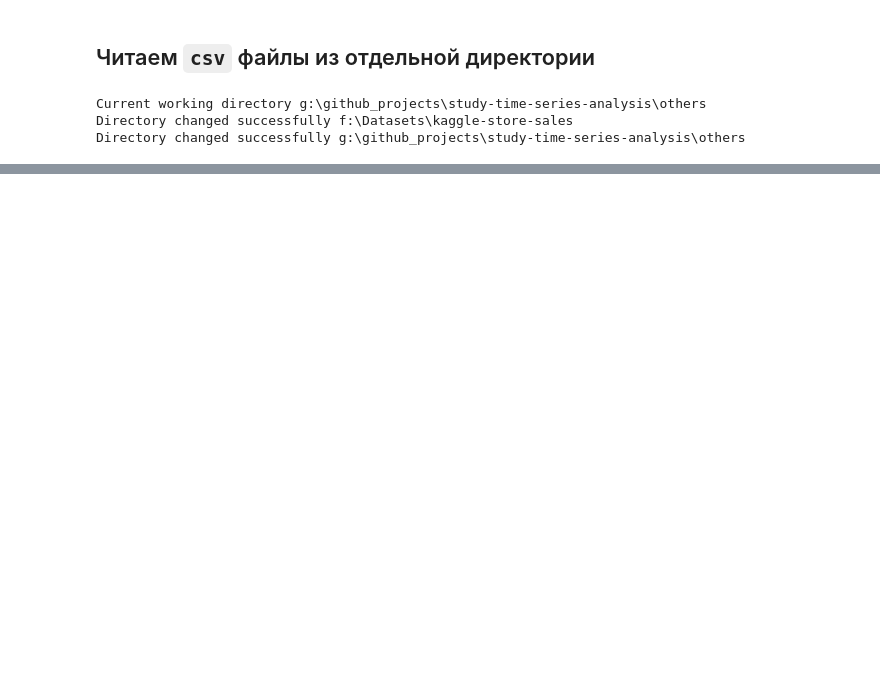
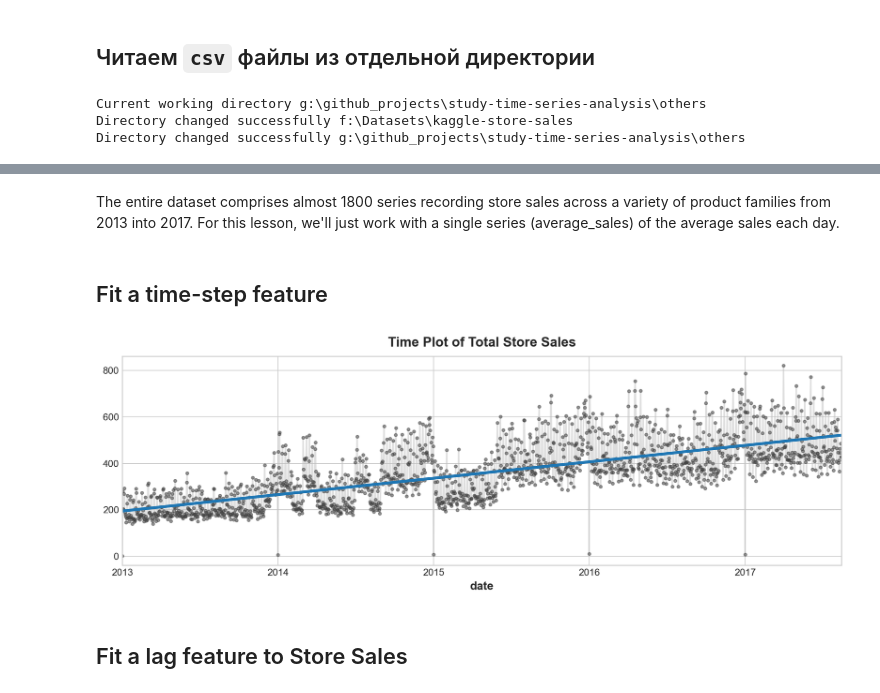
Before and after one commit to bondaleksey/study-time-series-analysis, a Jupyter notebook: others/kaggle_store_sales_01.ipynb, the cells around one changed output, grey strips where cells are left out. Cells and saved outputs as stored; diff of their text form; code cells hidden in the pictures; blank space fills up the shorter version.

Commit message:
add first simple models

```diff
--- a/others/kaggle_store_sales_01.ipynb
+++ b/others/kaggle_store_sales_01.ipynb
@@ -79,3 +101,7 @@ Data columns (total 6 columns):
  2   transactions  83488 non-null  int64
 dtypes: int64(2), object(1)
 memory usage: 1.9+ MB
+# %% [markdown]
+The entire dataset comprises almost 1800 series recording store sales across a variety of product families from 2013 into 2017. For this lesson, we'll just work with a single series (average_sales) of the average sales each day.
+# %% [markdown]
+## Fit a time-step feature
@@ -81,0 +110,42 @@ memory usage: 1.9+ MB
+# %%
+df = average_sales.to_frame()
+
+time = np.arange(len(df.index))
+
+df['time'] = time
+
+X = df.loc[:, ['time']]  # features
+y = df.loc[:, 'sales']  # target
+
+model = LinearRegression()
+model.fit(X, y)
+
+y_pred = pd.Series(model.predict(X), index=X.index)
+# %%
+# Set Matplotlib defaults
+plt.style.use("seaborn-whitegrid")
+plt.rc("figure", autolayout=True, figsize=(11, 4))
+plt.rc(
+    "axes",
+    labelweight="bold",
+    labelsize="large",
+    titleweight="bold",
+    titlesize=14,
+    titlepad=10,
+)
+plot_params = dict(
+    color="0.75",
+    style=".-",
+    markeredgecolor="0.25",
+    markerfacecolor="0.25",
+    legend=False,
+)
+%config InlineBackend.figure_format = 'retina'
+# %%
+ax = y.plot(**plot_params, alpha=0.5)
+ax = y_pred.plot(ax=ax, linewidth=3)
+ax.set_title('Time Plot of Total Store Sales');
+# %% [output]
+[figure, added]
+# %% [markdown]
+## Fit a lag feature to Store Sales
```
Also changed, not shown: parts of 7 cells of this notebook.
